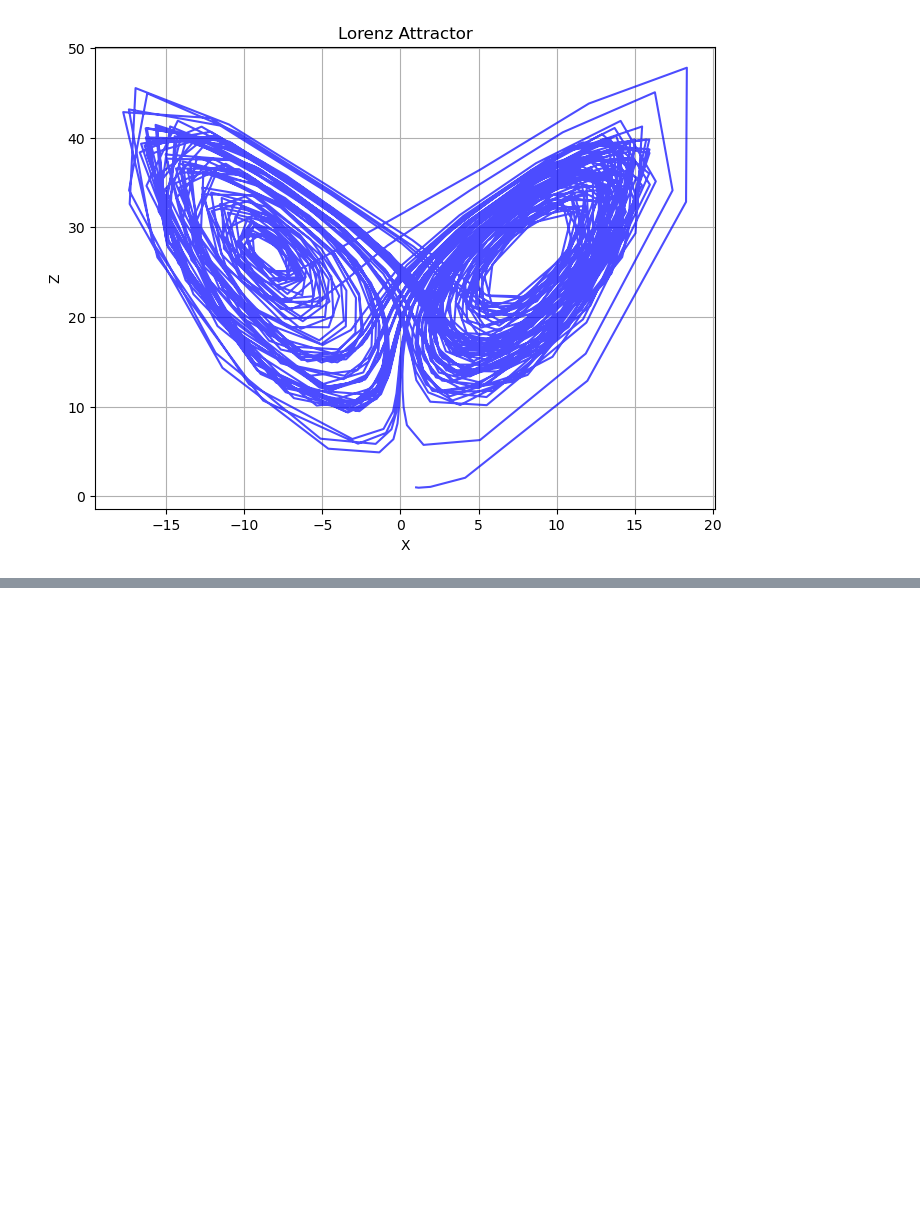
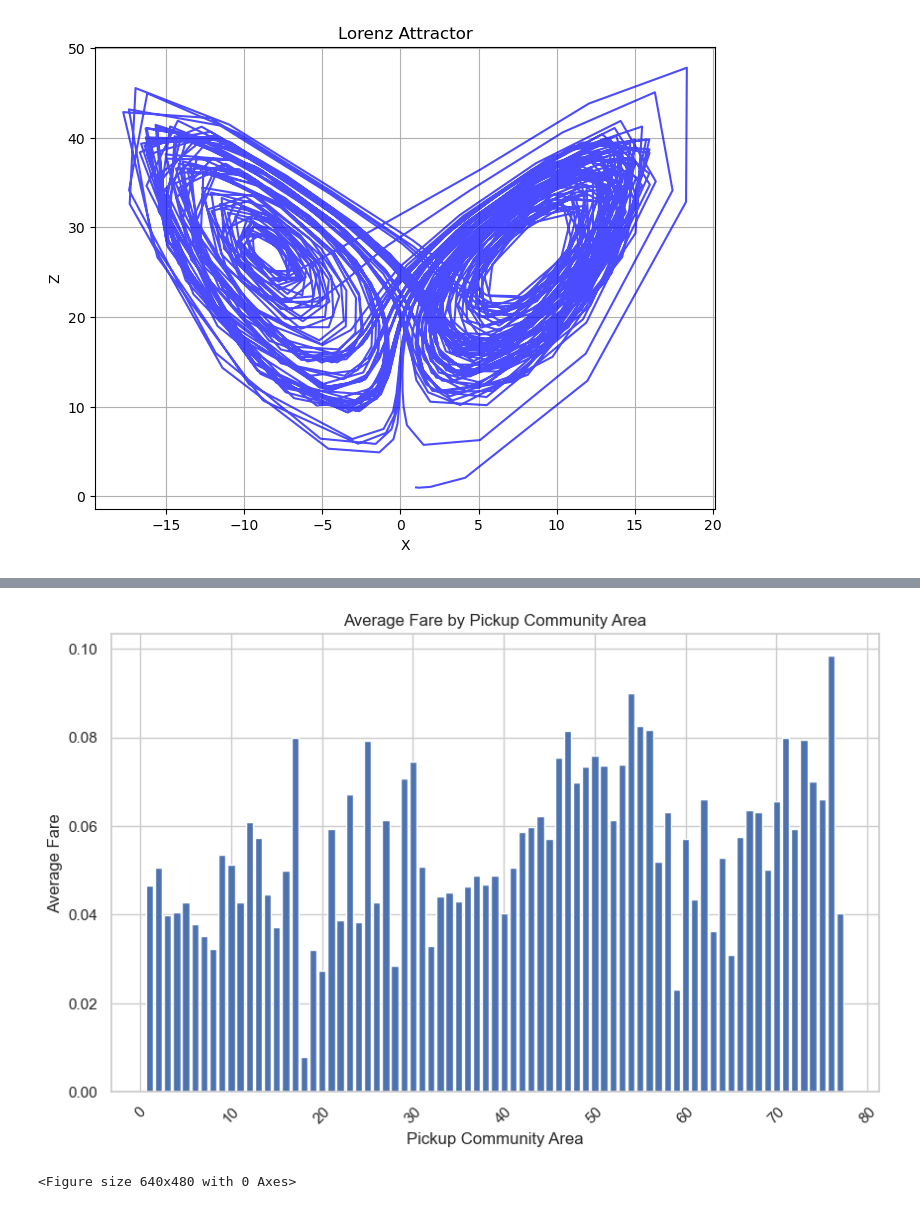
Before and after one commit to FirstNet-Systems-UK/Chicago-Taxi-Trips-Analysis, a Jupyter notebook: Untitled.ipynb, the cells around one changed output, grey strips where cells are left out. Cells and saved outputs as stored; diff of their text form; code cells hidden in the pictures; blank space fills up the shorter version.

```diff
--- a/Untitled.ipynb
+++ b/Untitled.ipynb
@@ -621,0 +588,21 @@ Note: you may need to restart the kernel to use updated packages.
+# %%
+import matplotlib.pyplot as plt
+import cartopy.crs as ccrs
+from wordcloud import WordCloud
+import numpy as np
+
+# Assuming df is your DataFrame containing the relevant data
+
+# Insight 1: Simple Bar Chart of Average Fare by Pickup Community Area
+avg_fare_area = df.groupby('Pickup Community Area')['Fare'].mean().reset_index()
+plt.figure(figsize=(10, 6))
+plt.bar(avg_fare_area['Pickup Community Area'], avg_fare_area['Fare'])
+plt.xlabel('Pickup Community Area')
+plt.ylabel('Average Fare')
+plt.title('Average Fare by Pickup Community Area')
+plt.xticks(rotation=45)
+plt.show()
+plt.savefig("average fare by pickup community area")
+# %% [output]
+[figure, added]
+<Figure size 640x480 with 0 Axes>
```
Also changed, not shown: parts of 6 cells of this notebook, 7 other files.
